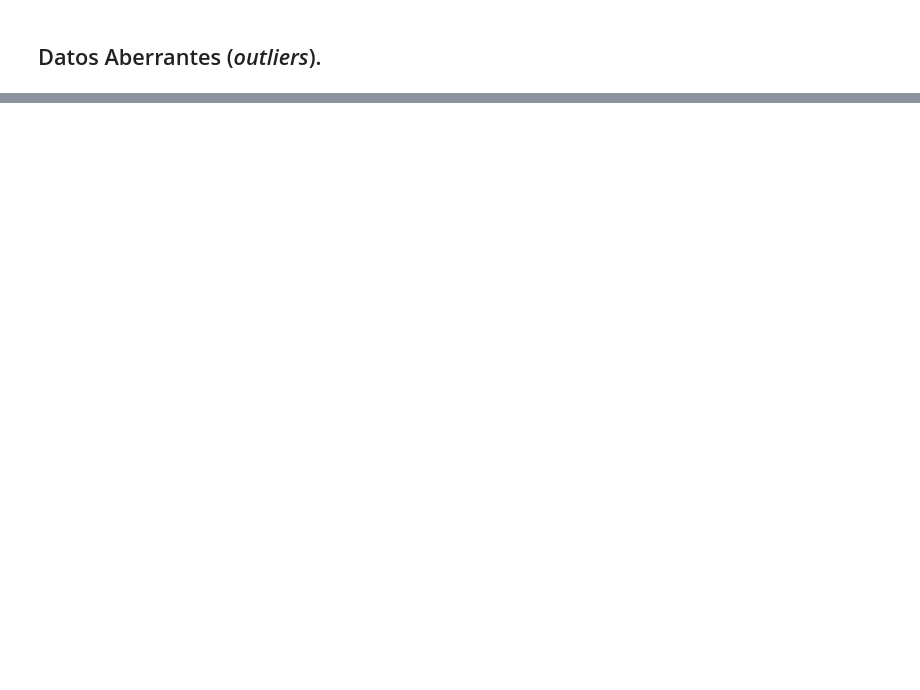
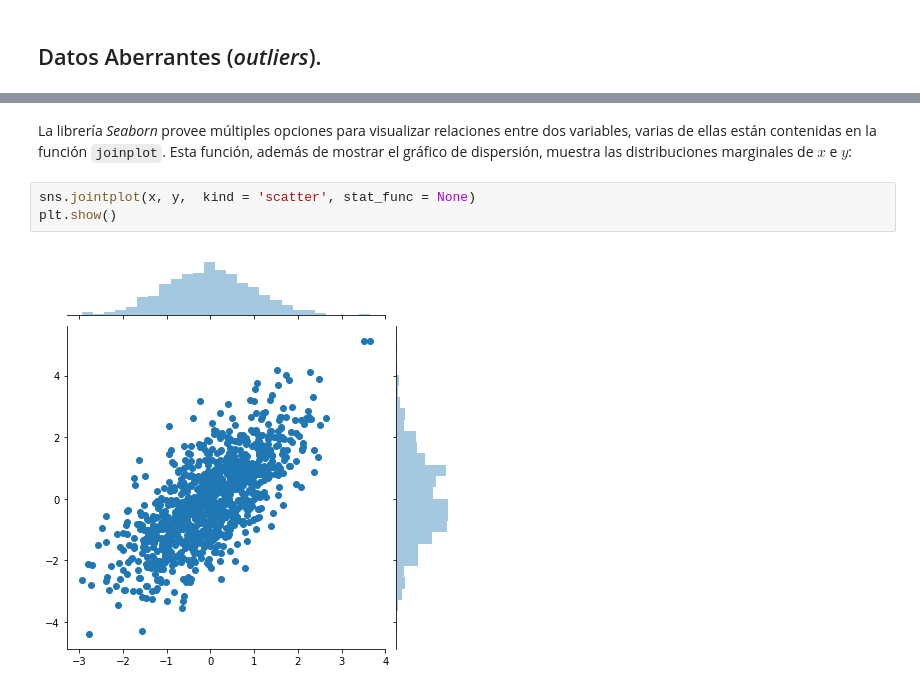
Before and after one commit to ejdecena/Herramientas-Python, a Jupyter notebook: 03_matplotlib.ipynb, the cells around one changed output, grey strips where cells are left out. Drawn from its saved outputs; the diff is of its cells as text; blank space fills up the shorter version.

```diff
--- a/03_matplotlib.ipynb
+++ b/03_matplotlib.ipynb
@@ -141,0 +202,7 @@ Los *datos aberrantes* (*outliers*) son valores que están muy alejados de la ma
+# %% [markdown]
+La librería *Seaborn* provee múltiples opciones para visualizar relaciones entre dos variables, varias de ellas están contenidas en la función `joinplot`. Esta función, además de mostrar el gráfico de dispersión, muestra las distribuciones marginales de $x$ e $y$:
+# %%
+sns.jointplot(x, y,  kind = 'scatter', stat_func = None)
+plt.show()
+# %% [output]
+[figure, added]
```
Also changed, not shown: parts of 28 cells of this notebook.
